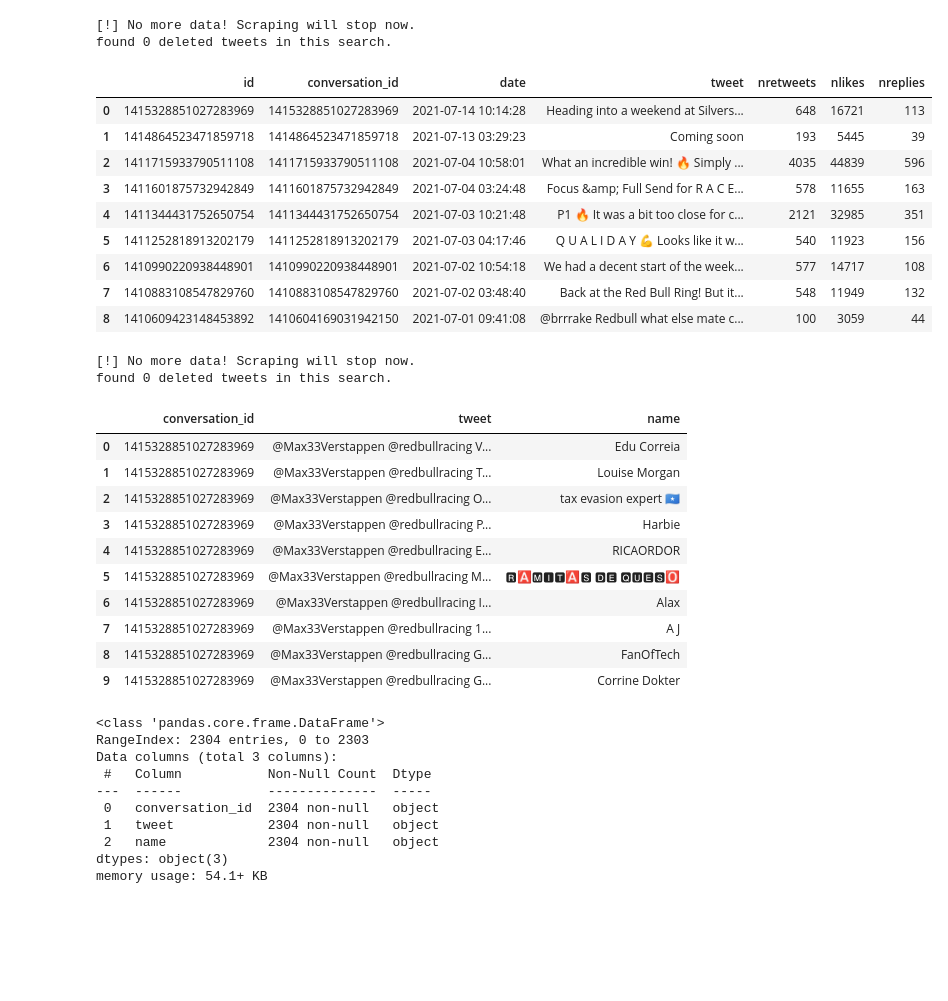
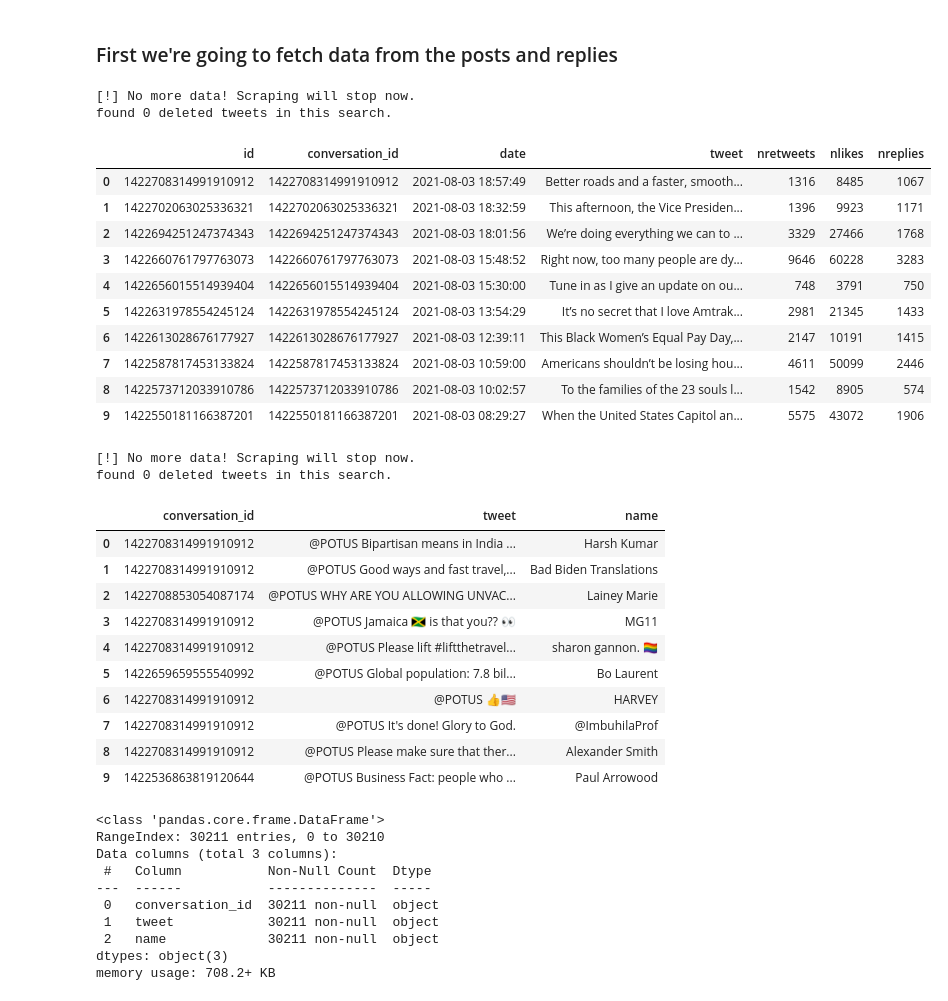
Before and after one commit to DavidHdezU/TwitterDataAnalyser, a Jupyter notebook: DEMO.ipynb, the cells around one changed output. Drawn from its saved outputs; the diff is of its cells as text; code cells hidden in the pictures; blank space fills up the shorter version.

```diff
--- a/DEMO.ipynb
+++ b/DEMO.ipynb
@@ -11,25 +13,28 @@ nest_asyncio.apply()
 scrapper = TwintScrapper()
 # %%
 # Define our search parameters
-user = "Max33Verstappen"
-start_date = "2021-07-01"
-end_sate = "2021-07-15"
+user = "POTUS"
+start_date = "2021-08-01"
+end_sate = "2021-08-04"
+# %% [markdown]
+### First we're going to fetch data from the posts and replies
 # %%
 # Create post Data Frame
-MV_posts = scrapper.search_user_posts(user, start_date, end_sate, False)
-MV_posts.head(10)
+biden_posts = scrapper.search_user_posts(user, start_date, end_sate, False)
+biden_posts.head(10)
 # %% [output]
 [!] No more data! Scraping will stop now.
 found 0 deleted tweets in this search.
 |  | id | conversation_id | date | tweet | nretweets | nlikes | nreplies |
-| 0 | 1415328851027283969 | 1415328851027283969 | 2021-07-14 10:14:28 | Heading into a weekend at Silvers... | 648 | 16721 | 113 |
-| 1 | 1414864523471859718 | 1414864523471859718 | 2021-07-13 03:29:23 | Coming soon | 193 | 5445 | 39 |
-| 2 | 1411715933790511108 | 1411715933790511108 | 2021-07-04 10:58:01 | What an incredible win! 🔥 Simply ... | 4035 | 44839 | 596 |
-| 3 | 1411601875732942849 | 1411601875732942849 | 2021-07-04 03:24:48 | Focus &amp; Full Send for R A C E... | 578 | 11655 | 163 |
-| 4 | 1411344431752650754 | 1411344431752650754 | 2021-07-03 10:21:48 | P1 🔥 It was a bit too close for c... | 2121 | 32985 | 351 |
-| 5 | 1411252818913202179 | 1411252818913202179 | 2021-07-03 04:17:46 | Q U A L I D A Y 💪 Looks like it w... | 540 | 11923 | 156 |
-| 6 | 1410990220938448901 | 1410990220938448901 | 2021-07-02 10:54:18 | We had a decent start of the week... | 577 | 14717 | 108 |
-| 7 | 1410883108547829760 | 1410883108547829760 | 2021-07-02 03:48:40 | Back at the Red Bull Ring! But it... | 548 | 11949 | 132 |
-| 8 | 1410609423148453892 | 1410604169031942150 | 2021-07-01 09:41:08 | @brrrake Redbull what else mate c... | 100 | 3059 | 44 |
+| 0 | 1422708314991910912 | 1422708314991910912 | 2021-08-03 18:57:49 | Better roads and a faster, smooth... | 1316 | 8485 | 1067 |
+| 1 | 1422702063025336321 | 1422702063025336321 | 2021-08-03 18:32:59 | This afternoon, the Vice Presiden... | 1396 | 9923 | 1171 |
+| 2 | 1422694251247374343 | 1422694251247374343 | 2021-08-03 18:01:56 | We’re doing everything we can to ... | 3329 | 27466 | 1768 |
+| 3 | 1422660761797763073 | 1422660761797763073 | 2021-08-03 15:48:52 | Right now, too many people are dy... | 9646 | 60228 | 3283 |
+| 4 | 1422656015514939404 | 1422656015514939404 | 2021-08-03 15:30:00 | Tune in as I give an update on ou... | 748 | 3791 | 750 |
+| 5 | 1422631978554245124 | 1422631978554245124 | 2021-08-03 13:54:29 | It’s no secret that I love Amtrak... | 2981 | 21345 | 1433 |
+| 6 | 1422613028676177927 | 1422613028676177927 | 2021-08-03 12:39:11 | This Black Women’s Equal Pay Day,... | 2147 | 10191 | 1415 |
+| 7 | 1422587817453133824 | 1422587817453133824 | 2021-08-03 10:59:00 | Americans shouldn’t be losing hou... | 4611 | 50099 | 2446 |
+| 8 | 1422573712033910786 | 1422573712033910786 | 2021-08-03 10:02:57 | To the families of the 23 souls l... | 1542 | 8905 | 574 |
+| 9 | 1422550181166387201 | 1422550181166387201 | 2021-08-03 08:29:27 | When the United States Capitol an... | 5575 | 43072 | 1906 |
 # %%
 # Create replies Data Frame
@@ -38,29 +43,29 @@ MV_replies = scrapper.search_replies_to(user, start_date, end_sate, False, "")
 [!] No more data! Scraping will stop now.
 found 0 deleted tweets in this search.
 # %%
-MV_replies.head(10)
+biden_replies.head(10)
 # %% [output]
 |  | conversation_id | tweet | name |
-| 0 | 1415328851027283969 | @Max33Verstappen @redbullracing V... | Edu Correia |
-| 1 | 1415328851027283969 | @Max33Verstappen @redbullracing T... | Louise Morgan |
-| 2 | 1415328851027283969 | @Max33Verstappen @redbullracing O... | tax evasion expert 🇸🇴 |
-| 3 | 1415328851027283969 | @Max33Verstappen @redbullracing P... | Harbie |
-| 4 | 1415328851027283969 | @Max33Verstappen @redbullracing E... | RICAORDOR |
-| 5 | 1415328851027283969 | @Max33Verstappen @redbullracing M... | 🆁🅰🅼🅸🆃🅰🆂 🅳🅴 🆀🆄🅴🆂🅾 |
-| 6 | 1415328851027283969 | @Max33Verstappen @redbullracing I... | Alax |
-| 7 | 1415328851027283969 | @Max33Verstappen @redbullracing 1... | A J |
-| 8 | 1415328851027283969 | @Max33Verstappen @redbullracing G... | FanOfTech |
-| 9 | 1415328851027283969 | @Max33Verstappen @redbullracing G... | Corrine Dokter |
+| 0 | 1422708314991910912 | @POTUS Bipartisan means in India ... | Harsh Kumar |
+| 1 | 1422708314991910912 | @POTUS Good ways and fast travel,... | Bad Biden Translations |
+| 2 | 1422708853054087174 | @POTUS WHY ARE YOU ALLOWING UNVAC... | Lainey Marie |
+| 3 | 1422708314991910912 | @POTUS Jamaica 🇯🇲 is that you?? 👀 | MG11 |
+| 4 | 1422708314991910912 | @POTUS Please lift #liftthetravel... | sharon gannon. 🏳️‍🌈 |
+| 5 | 1422659659555540992 | @POTUS Global population: 7.8 bil... | Bo Laurent |
+| 6 | 1422708314991910912 | @POTUS 👍🇺🇸 | HARVEY |
+| 7 | 1422708314991910912 | @POTUS It's done! Glory to God. | @ImbuhilaProf |
+| 8 | 1422708314991910912 | @POTUS Please make sure that ther... | Alexander Smith |
+| 9 | 1422536863819120644 | @POTUS Business Fact: people who ... | Paul Arrowood |
 # %%
-MV_replies.info()
+biden_replies.info()
 # %% [output]
 <class 'pandas.core.frame.DataFrame'>
-RangeIndex: 2304 entries, 0 to 2303
+RangeIndex: 30211 entries, 0 to 30210
 Data columns (total 3 columns):
  #   Column           Non-Null Count  Dtype
 ---  ------           --------------  -----
- 0   conversation_id  2304 non-null   object
- 1   tweet            2304 non-null   object
- 2   name             2304 non-null   object
+ 0   conversation_id  30211 non-null  object
+ 1   tweet            30211 non-null  object
+ 2   name             30211 non-null  object
 dtypes: object(3)
-memory usage: 54.1+ KB
+memory usage: 708.2+ KB
```
Also changed, not shown: parts of 39 cells of this notebook, 6 other files.
